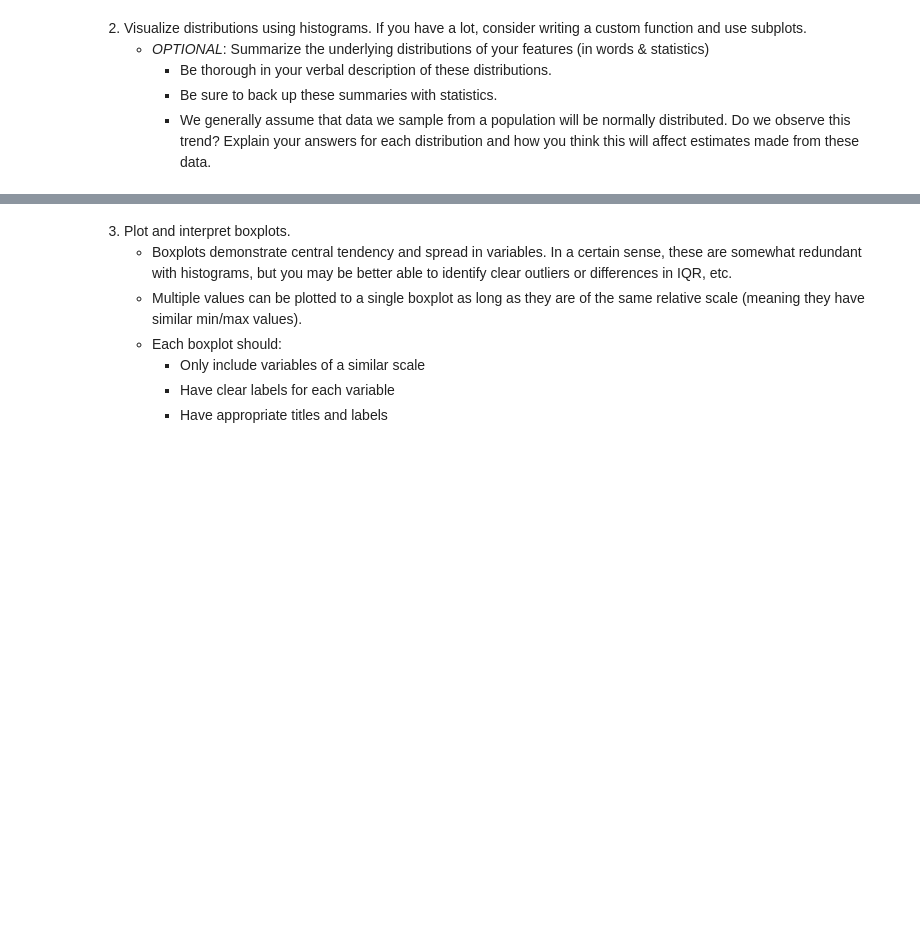
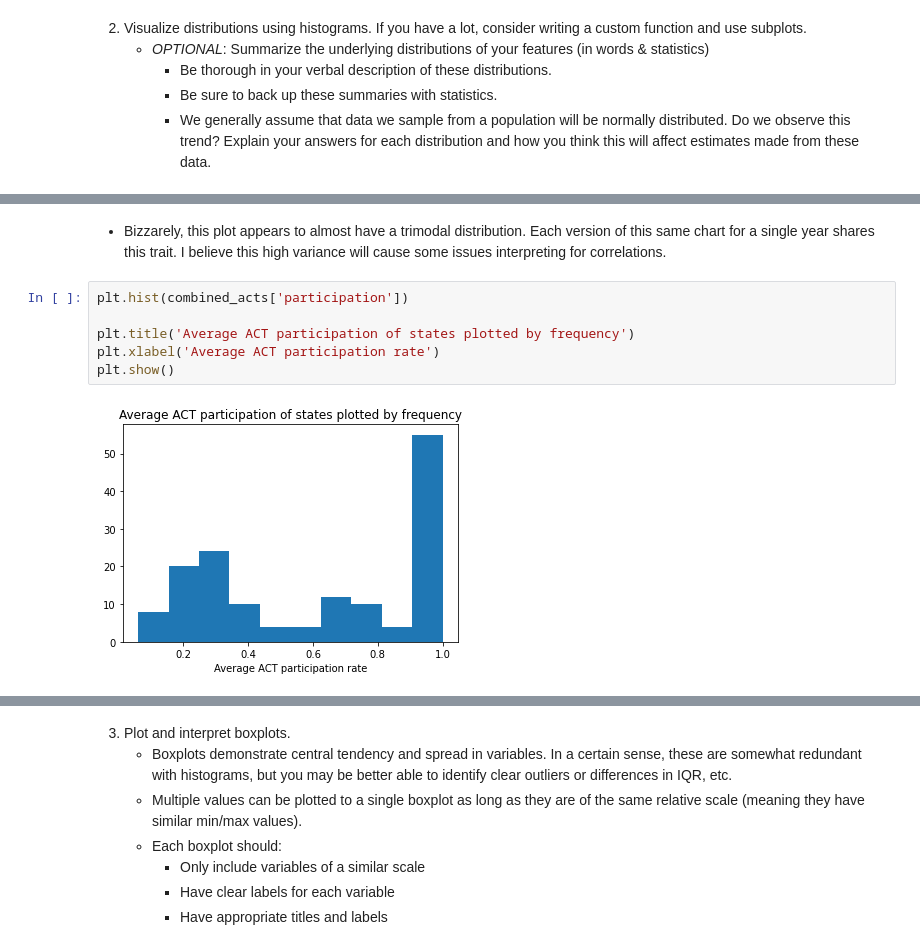
Before and after one commit to Avanyali/GA_SAT_ACT_Analysis, a Jupyter notebook: code/starter-code.ipynb, the cells around one changed output, grey strips where cells are left out. Cells and saved outputs as stored; diff of their text form; blank space fills up the shorter version.

```diff
--- a/code/starter-code.ipynb
+++ b/code/starter-code.ipynb
@@ -687,0 +715,10 @@ Here are some prompts to get you started with visualizations. Feel free to add a
+# %% [markdown]
+- Bizzarely, this plot appears to almost have a trimodal distribution. Each version of this same chart for a single year shares this trait. I believe this high variance will cause some issues interpreting for correlations.
+# %%
+plt.hist(combined_acts['participation'])
+
+plt.title('Average ACT participation of states plotted by frequency')
+plt.xlabel('Average ACT participation rate')
+plt.show()
+# %% [output]
+[figure, added]
```
Also changed, not shown: parts of 11 cells of this notebook.
